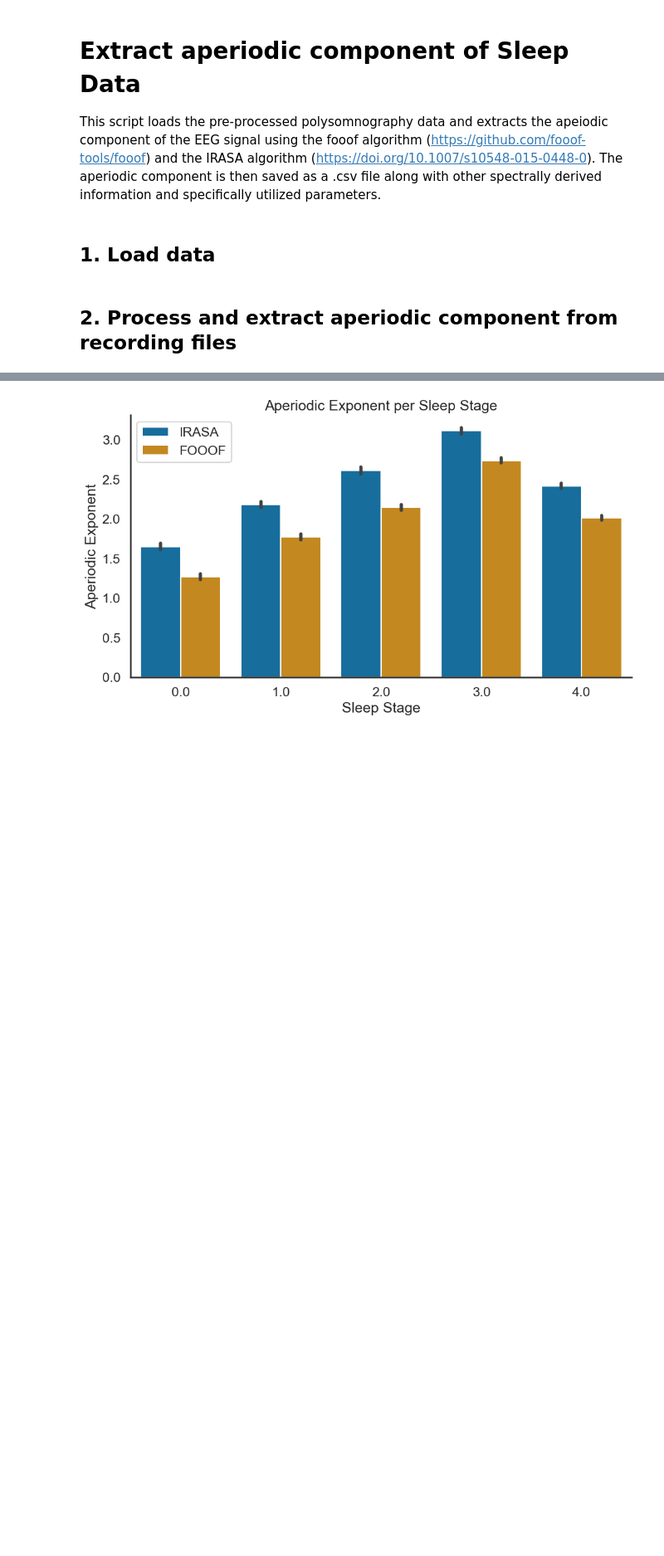
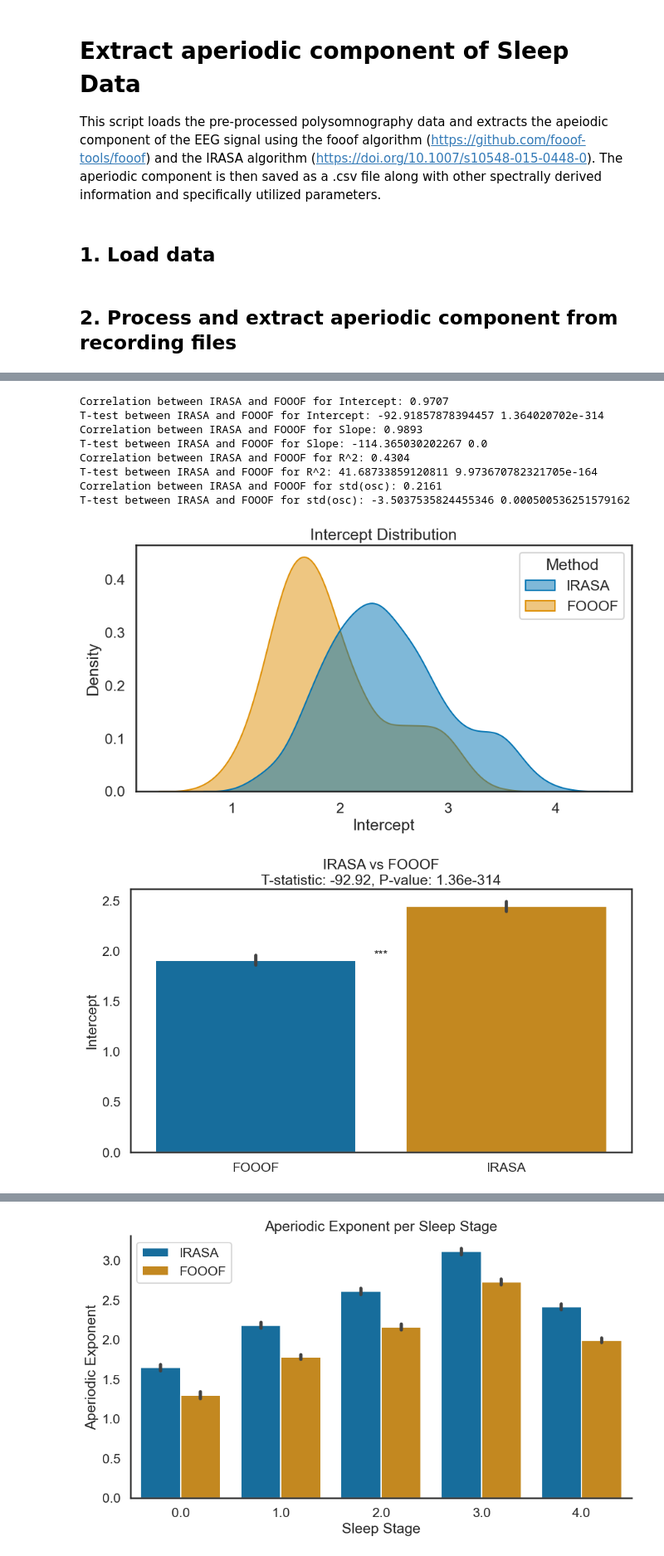
Before and after one commit to mvaliadis/2023_NENA_Aperiodic_Workshop, a Jupyter notebook: notebooks/aperiodic_sleep.ipynb, the cells around one changed output, grey strips where cells are left out. Shown at 83% size. Cells and saved outputs as stored; diff of their text form; code cells hidden in the pictures; blank space fills up the shorter version.

```diff
--- a/notebooks/aperiodic_sleep.ipynb
+++ b/notebooks/aperiodic_sleep.ipynb
@@ -582,0 +556,8 @@ Text(0.5, 1.0, 'Aperiodic Exponent Distribution')
+# %%
+# save psd and fooof dicts
+with open('/mnt/server/data03/2023_NENA_Aperiodic_Workshop/stats/psd_aperiodic_dict.pkl', 'wb') as f:
+    pickle.dump(psd_aperiodic_all, f)
+with open('/mnt/server/data03/2023_NENA_Aperiodic_Workshop/stats/psd_oscillatory_dict.pkl', 'wb') as f:
+    pickle.dump(psd_oscillatory_all, f)
+with open('/mnt/server/data03/2023_NENA_Aperiodic_Workshop/stats/fooof_groups_dict.pkl', 'wb') as f:
+    pickle.dump(fooof_groups_all, f)
@@ -582,0 +573,5 @@ Text(0.5, 1.0, 'Aperiodic Exponent Distribution')
+# %%
+# Load data
+#df = pd.read_csv('/mnt/server/data03/2023_NENA_Aperiodic_Workshop/data/aperiodic.csv')
+df = pd.read_csv('/mnt/server/data03/2023_NENA_Aperiodic_Workshop/stats/aperiodic_new.csv')
+df
@@ -582,0 +594,4 @@ Text(0.5, 1.0, 'Aperiodic Exponent Distribution')
+# %%
+# Pivot data for correlations
+df_pivot = df.pivot_table(index=['Subject', 'Chan', 'Stage'], columns='Method')
+df_pivot
@@ -582,0 +616,48 @@ Text(0.5, 1.0, 'Aperiodic Exponent Distribution')
+# %%
+# Plot distributions with correlations
+for param in ['Intercept', 'Slope', 'R^2', 'std(osc)']:
+    # Plot distributions
+    plt.figure(figsize=(10, 5))
+    sns.kdeplot(data=df, x=param, hue='Method', fill=True, alpha=0.5)
+    plt.xlabel(f'{param}')
+    plt.ylabel('Density')
+    plt.title(f'{param} Distribution')
+    corr = df_pivot[(param, 'FOOOF')].corr(df_pivot[(param, 'IRASA')], method='spearman')
+    print(f'Correlation between IRASA and FOOOF for {param}: {corr.round(4)}')
+    plt.savefig(f'{fig_path}{param}_distribution.png')
+    # compute ttest between IRASA and FOOOF for each parameter
+    t_stat, p_val = stats.ttest_rel(df_pivot[(param, 'FOOOF')], df_pivot[(param, 'IRASA')])
+    print(f'T-test between IRASA and FOOOF for {param}: {t_stat} {p_val}')
+    # Visualization
+    plt.figure(figsize=(10, 6))
+    sns.barplot(data=[df_pivot[(param, 'FOOOF')],
+                      df_pivot[(param, 'IRASA')]])
+    plt.xticks([0, 1], ['FOOOF','IRASA'])
+    plt.title(f'IRASA vs FOOOF\nT-statistic: {t_stat:.2f}, P-value: {p_val:.2e}')
+    plt.ylabel(f'{param}')
+
+    # Add asterisk for significance
+    if p_val < 0.001:
+        significance = '***'
+    elif p_val < 0.01:
+        significance = '**'
+    elif p_val < 0.05:
+        significance = '*'
+    else:
+        significance = 'n.s.'
+
+    # Place the significance level on the plot
+    plt.text(0.5, .75, significance, ha='center', va='center', transform=plt.gca().transAxes, fontsize=15)
+
+    plt.tight_layout()
+# %% [output]
+Correlation between IRASA and FOOOF for Intercept: 0.9707
+T-test between IRASA and FOOOF for Intercept: -92.91857878394457 1.364020702e-314
+Correlation between IRASA and FOOOF for Slope: 0.9893
+T-test between IRASA and FOOOF for Slope: -114.365030202267 0.0
+Correlation between IRASA and FOOOF for R^2: 0.4304
+T-test between IRASA and FOOOF for R^2: 41.68733859120811 9.973670782321705e-164
+Correlation between IRASA and FOOOF for std(osc): 0.2161
+T-test between IRASA and FOOOF for std(osc): -3.5037535824455346 0.000500536251579162
+[figure, added]
+[figure, added]
```
Also changed, not shown: parts of 27 cells of this notebook.
